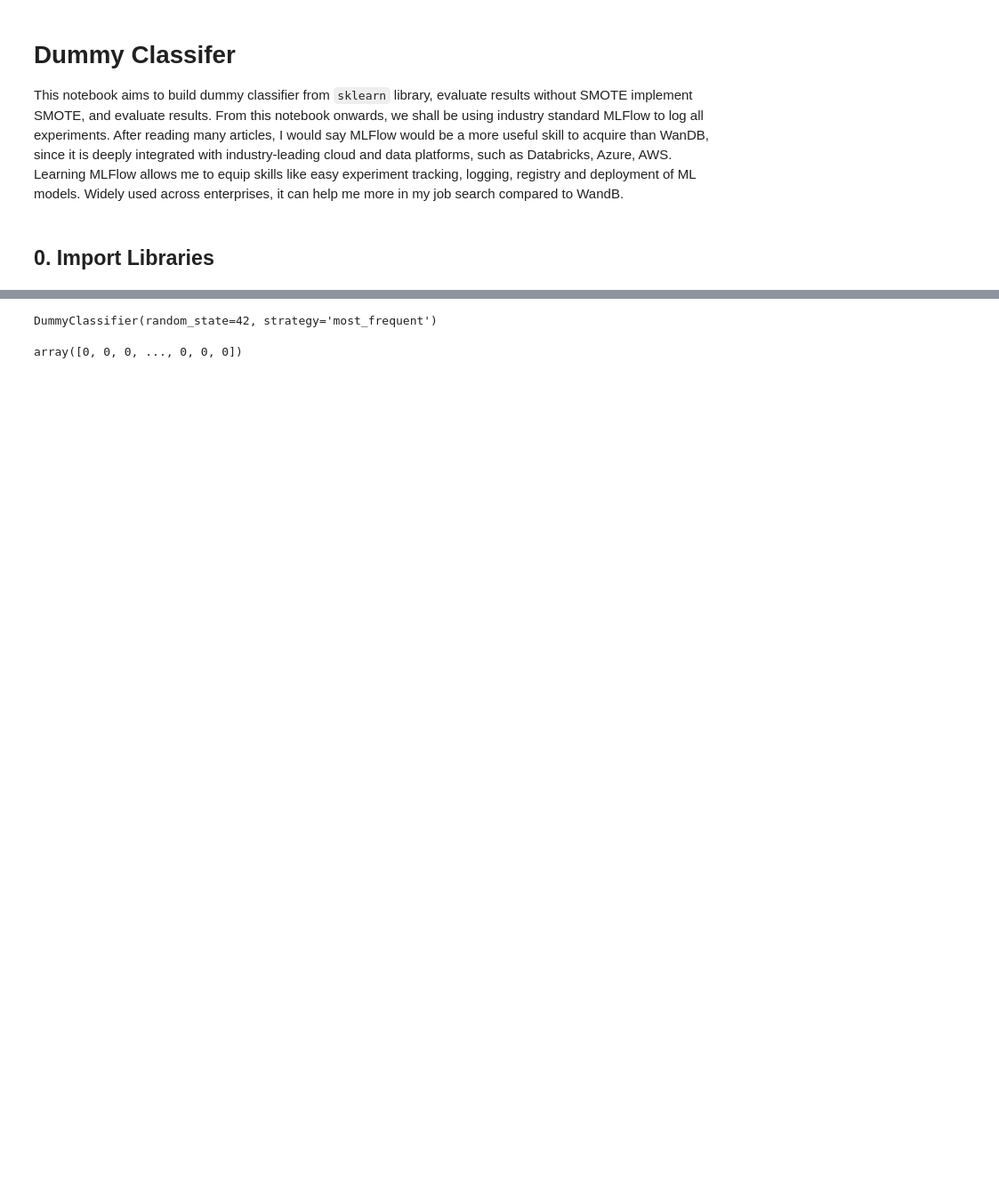
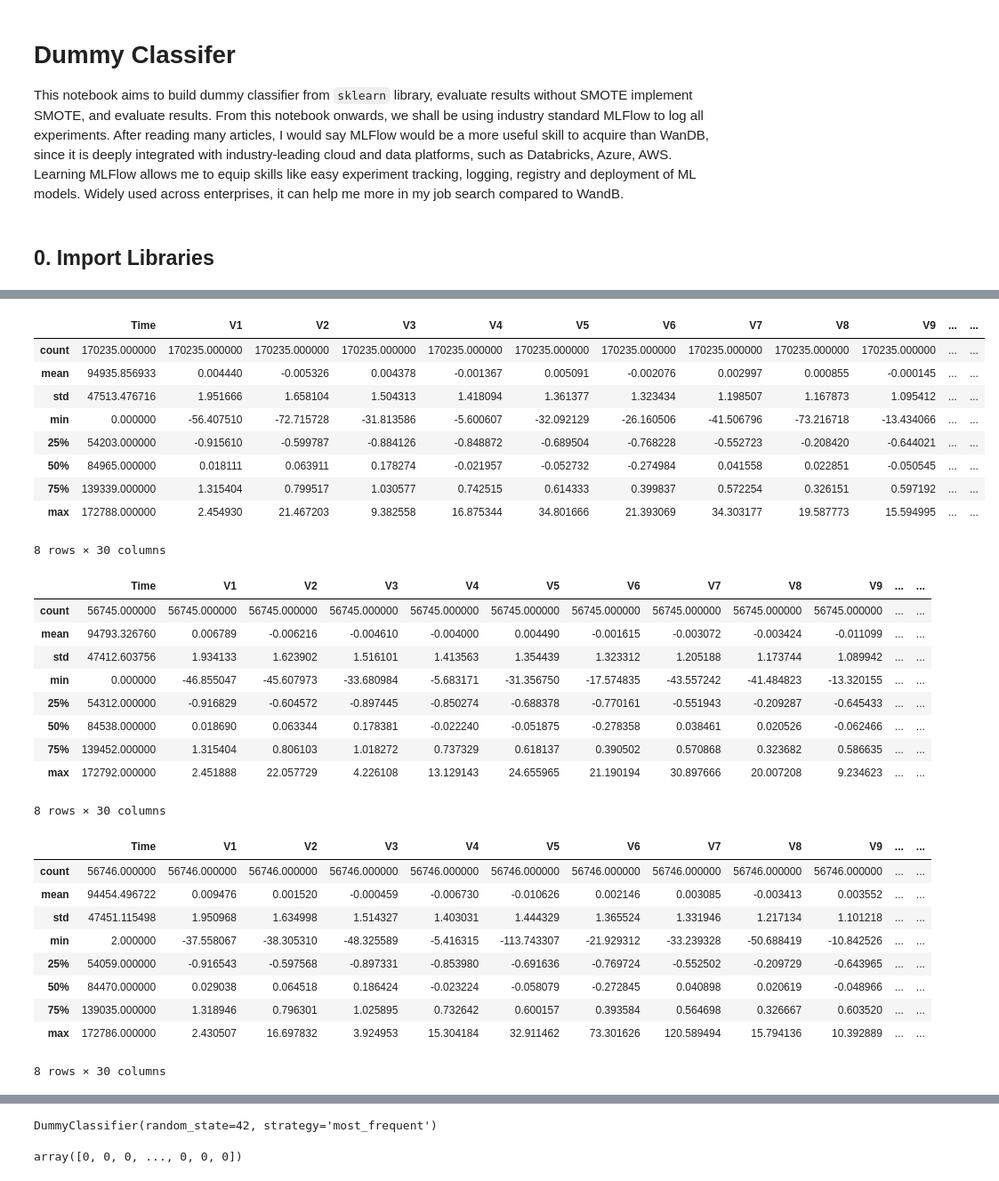
Before and after one commit to luuuneytunes12/Fraud-Detection-ML, a Jupyter notebook: notebooks/02-cwl-dummyclassifier.ipynb, the cells around one changed output, grey strips where cells are left out. Shown at 89% size. Saved outputs shown, nothing was run; the diff lists cells and outputs as text; code cells hidden in the pictures; blank space fills up the shorter version.

```diff
--- a/notebooks/02-cwl-dummyclassifier.ipynb
+++ b/notebooks/02-cwl-dummyclassifier.ipynb
@@ -45,0 +72,34 @@ X_test , y_test= pd.read_csv("data/processed/X_test.csv"), pd.read_csv("data/pro
+# %%
+# - Observe that Features aren't scaled -
+display(X_train.describe(), X_val.describe(), X_test.describe())
+# %% [output]
+|  | Time | V1 | V2 | V3 | V4 | V5 | V6 | V7 | V8 | V9 | ... | ... |
+| count | 170235.000000 | 170235.000000 | 170235.000000 | 170235.000000 | 170235.000000 | 170235.000000 | 170235.000000 | 170235.000000 | 170235.000000 | 170235.000000 | ... | ... |
+| mean | 94935.856933 | 0.004440 | -0.005326 | 0.004378 | -0.001367 | 0.005091 | -0.002076 | 0.002997 | 0.000855 | -0.000145 | ... | ... |
+| std | 47513.476716 | 1.951666 | 1.658104 | 1.504313 | 1.418094 | 1.361377 | 1.323434 | 1.198507 | 1.167873 | 1.095412 | ... | ... |
+| min | 0.000000 | -56.407510 | -72.715728 | -31.813586 | -5.600607 | -32.092129 | -26.160506 | -41.506796 | -73.216718 | -13.434066 | ... | ... |
+| 25% | 54203.000000 | -0.915610 | -0.599787 | -0.884126 | -0.848872 | -0.689504 | -0.768228 | -0.552723 | -0.208420 | -0.644021 | ... | ... |
+| 50% | 84965.000000 | 0.018111 | 0.063911 | 0.178274 | -0.021957 | -0.052732 | -0.274984 | 0.041558 | 0.022851 | -0.050545 | ... | ... |
+| 75% | 139339.000000 | 1.315404 | 0.799517 | 1.030577 | 0.742515 | 0.614333 | 0.399837 | 0.572254 | 0.326151 | 0.597192 | ... | ... |
+| max | 172788.000000 | 2.454930 | 21.467203 | 9.382558 | 16.875344 | 34.801666 | 21.393069 | 34.303177 | 19.587773 | 15.594995 | ... | ... |
+8 rows × 30 columns
+|  | Time | V1 | V2 | V3 | V4 | V5 | V6 | V7 | V8 | V9 | ... | ... |
+| count | 56745.000000 | 56745.000000 | 56745.000000 | 56745.000000 | 56745.000000 | 56745.000000 | 56745.000000 | 56745.000000 | 56745.000000 | 56745.000000 | ... | ... |
+| mean | 94793.326760 | 0.006789 | -0.006216 | -0.004610 | -0.004000 | 0.004490 | -0.001615 | -0.003072 | -0.003424 | -0.011099 | ... | ... |
+| std | 47412.603756 | 1.934133 | 1.623902 | 1.516101 | 1.413563 | 1.354439 | 1.323312 | 1.205188 | 1.173744 | 1.089942 | ... | ... |
+| min | 0.000000 | -46.855047 | -45.607973 | -33.680984 | -5.683171 | -31.356750 | -17.574835 | -43.557242 | -41.484823 | -13.320155 | ... | ... |
+| 25% | 54312.000000 | -0.916829 | -0.604572 | -0.897445 | -0.850274 | -0.688378 | -0.770161 | -0.551943 | -0.209287 | -0.645433 | ... | ... |
+| 50% | 84538.000000 | 0.018690 | 0.063344 | 0.178381 | -0.022240 | -0.051875 | -0.278358 | 0.038461 | 0.020526 | -0.062466 | ... | ... |
+| 75% | 139452.000000 | 1.315404 | 0.806103 | 1.018272 | 0.737329 | 0.618137 | 0.390502 | 0.570868 | 0.323682 | 0.586635 | ... | ... |
+| max | 172792.000000 | 2.451888 | 22.057729 | 4.226108 | 13.129143 | 24.655965 | 21.190194 | 30.897666 | 20.007208 | 9.234623 | ... | ... |
+8 rows × 30 columns
+|  | Time | V1 | V2 | V3 | V4 | V5 | V6 | V7 | V8 | V9 | ... | ... |
+| count | 56746.000000 | 56746.000000 | 56746.000000 | 56746.000000 | 56746.000000 | 56746.000000 | 56746.000000 | 56746.000000 | 56746.000000 | 56746.000000 | ... | ... |
+| mean | 94454.496722 | 0.009476 | 0.001520 | -0.000459 | -0.006730 | -0.010626 | 0.002146 | 0.003085 | -0.003413 | 0.003552 | ... | ... |
+| std | 47451.115498 | 1.950968 | 1.634998 | 1.514327 | 1.403031 | 1.444329 | 1.365524 | 1.331946 | 1.217134 | 1.101218 | ... | ... |
+| min | 2.000000 | -37.558067 | -38.305310 | -48.325589 | -5.416315 | -113.743307 | -21.929312 | -33.239328 | -50.688419 | -10.842526 | ... | ... |
+| 25% | 54059.000000 | -0.916543 | -0.597568 | -0.897331 | -0.853980 | -0.691636 | -0.769724 | -0.552502 | -0.209729 | -0.643965 | ... | ... |
+| 50% | 84470.000000 | 0.029038 | 0.064518 | 0.186424 | -0.023224 | -0.058079 | -0.272845 | 0.040898 | 0.020619 | -0.048966 | ... | ... |
+| 75% | 139035.000000 | 1.318946 | 0.796301 | 1.025895 | 0.732642 | 0.600157 | 0.393584 | 0.564698 | 0.326667 | 0.603520 | ... | ... |
+| max | 172786.000000 | 2.430507 | 16.697832 | 3.924953 | 15.304184 | 32.911462 | 73.301626 | 120.589494 | 15.794136 | 10.392889 | ... | ... |
+8 rows × 30 columns
```
Also changed, not shown: parts of 19 cells of this notebook, 7 other files.
